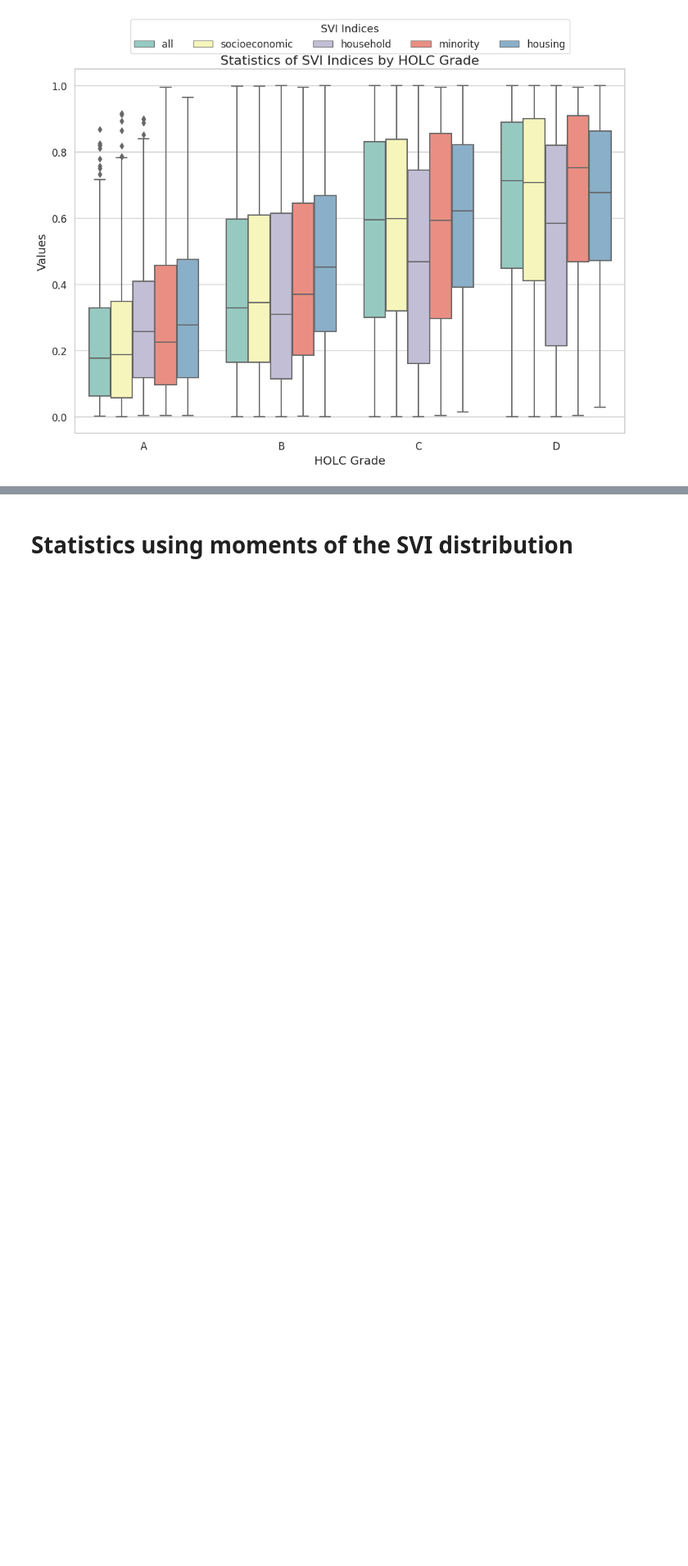
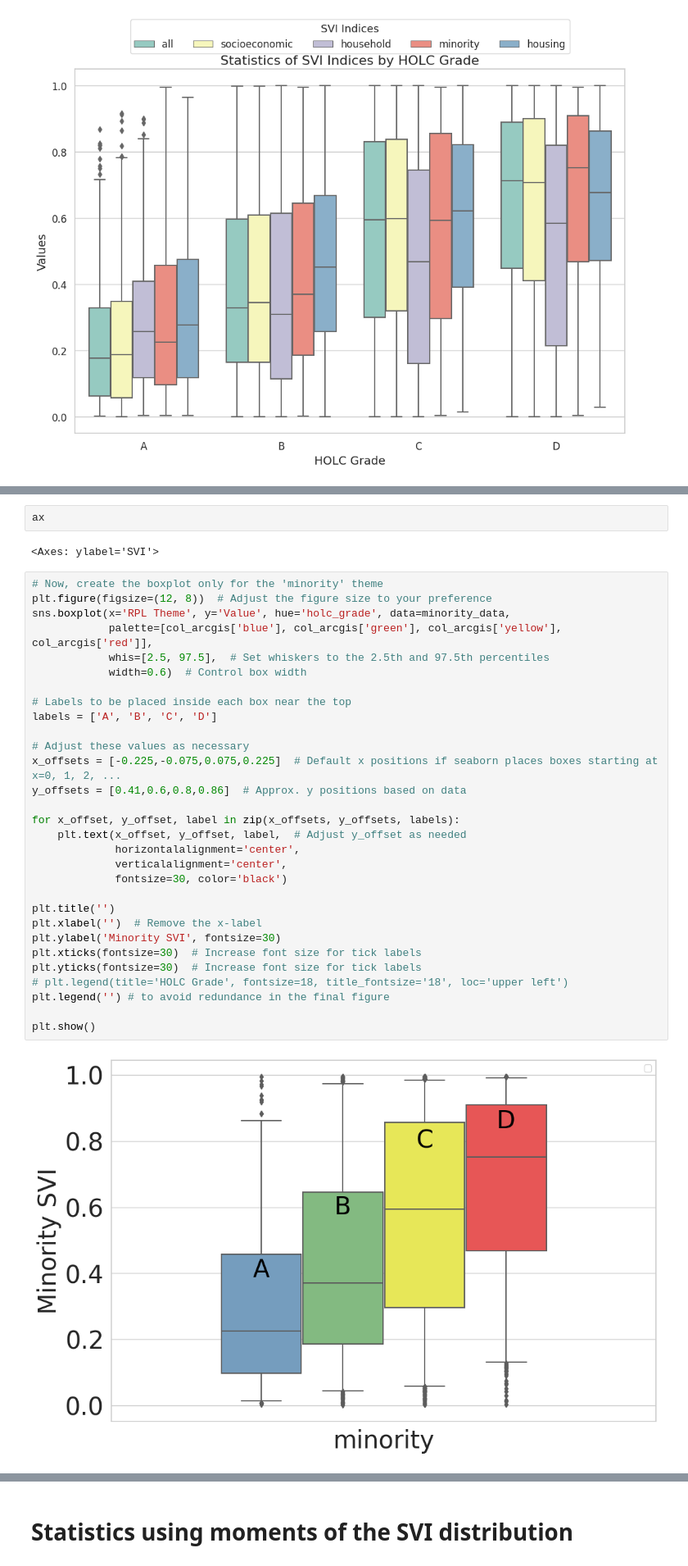
Before and after one commit to tbeucler/2023_SD_REP, a Jupyter notebook: Figures_Tables.ipynb, the cells around one changed output, grey strips where cells are left out. Shown at 82% size. Drawn from its saved outputs; the diff is of its cells as text; blank space fills up the shorter version.

```diff
--- a/Figures_Tables.ipynb
+++ b/Figures_Tables.ipynb
@@ -313,3 +321,39 @@ plt.show()
+# %%
+ax
+# %% [output]
+<Axes: ylabel='SVI'>
+# %%
+# Now, create the boxplot only for the 'minority' theme
+plt.figure(figsize=(12, 8))  # Adjust the figure size to your preference
+sns.boxplot(x='RPL Theme', y='Value', hue='holc_grade', data=minority_data,
+            palette=[col_arcgis['blue'], col_arcgis['green'], col_arcgis['yellow'], col_arcgis['red']],
+            whis=[2.5, 97.5],  # Set whiskers to the 2.5th and 97.5th percentiles
+            width=0.6)  # Control box width
+
+# Labels to be placed inside each box near the top
+labels = ['A', 'B', 'C', 'D']
+
+# Adjust these values as necessary
+x_offsets = [-0.225,-0.075,0.075,0.225]  # Default x positions if seaborn places boxes starting at x=0, 1, 2, ...
+y_offsets = [0.41,0.6,0.8,0.86]  # Approx. y positions based on data
+
+for x_offset, y_offset, label in zip(x_offsets, y_offsets, labels):
+    plt.text(x_offset, y_offset, label,  # Adjust y_offset as needed
+             horizontalalignment='center',
+             verticalalignment='center',
+             fontsize=30, color='black')
+
+plt.title('')
+plt.xlabel('')  # Remove the x-label
+plt.ylabel('Minority SVI', fontsize=30)
+plt.xticks(fontsize=30)  # Increase font size for tick labels
+plt.yticks(fontsize=30)  # Increase font size for tick labels
+# plt.legend(title='HOLC Grade', fontsize=18, title_fontsize='18', loc='upper left')
+plt.legend('') # to avoid redundance in the final figure
+
+plt.show()
+# %% [output]
+[figure, added]
 # %%
 # Setting the seaborn style
 sns.set(style="whitegrid")
```
Also changed, not shown: parts of 9 cells of this notebook.
